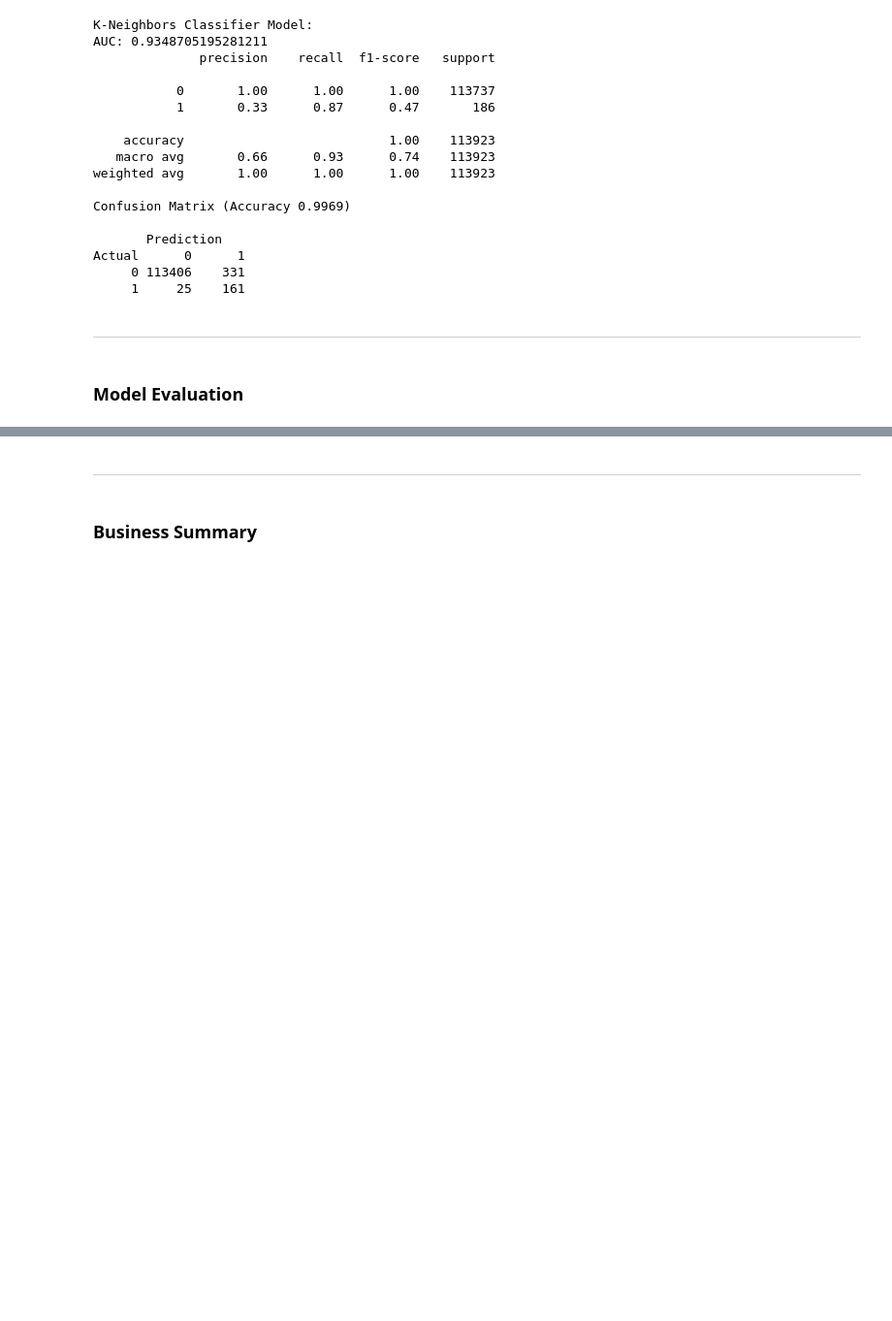
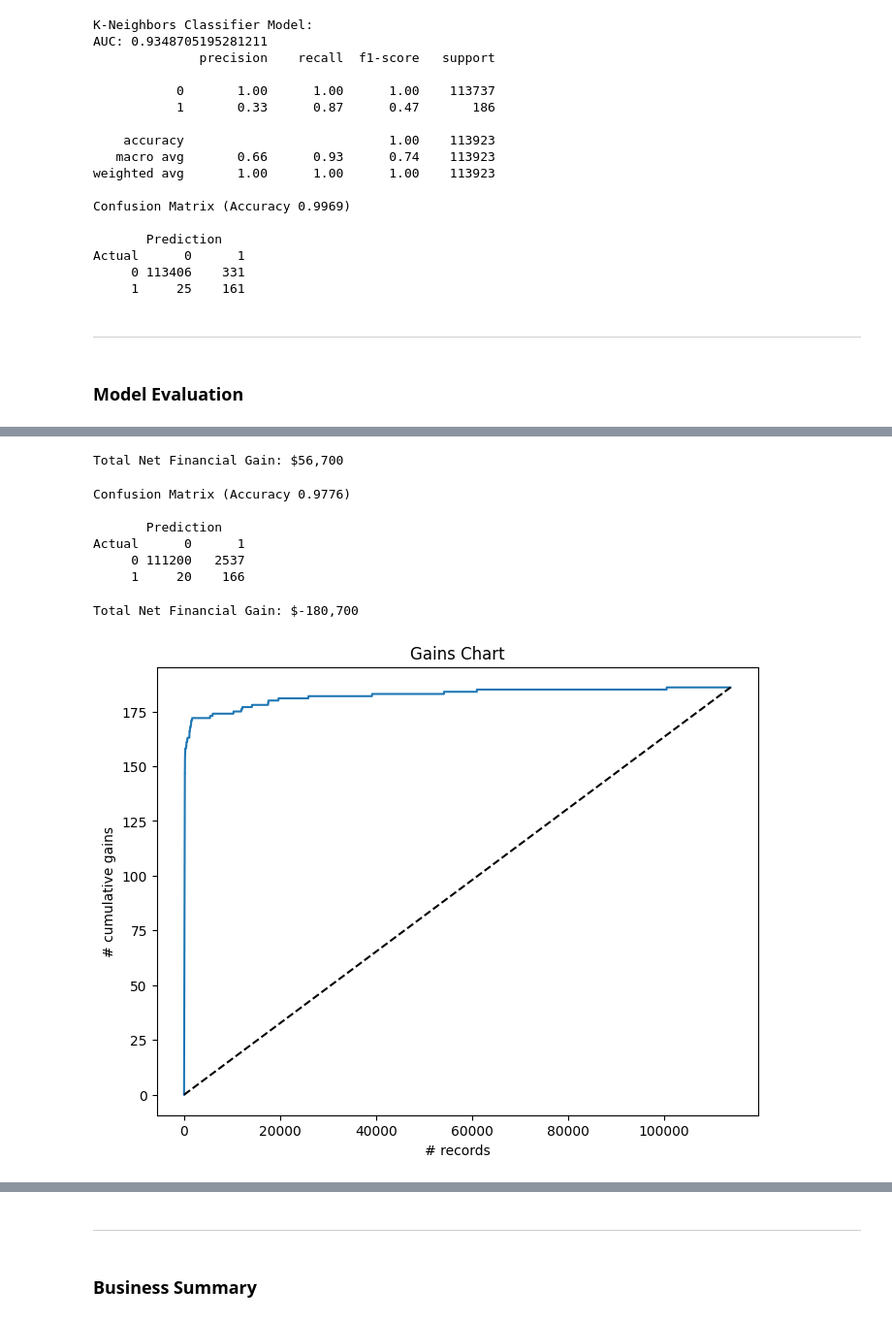
Before and after one commit to jeehunhwang/credit-card-fraud-detection, a Jupyter notebook: ADS505_Final_3.ipynb, the cells around one changed output, grey strips where cells are left out. Shown: that part at 97% size. Drawn from its saved outputs; the diff is of its cells as text; code cells hidden in the pictures; blank space fills up the shorter version.

Commit message:
Finished eval and summary -rg

```diff
--- a/ADS505_Final_3.ipynb
+++ b/ADS505_Final_3.ipynb
@@ -338,12 +338,12 @@ rf = RandomForestClassifier(
 )
 rf.fit(X_train_bal, y_train_bal)
 
-y_prob = rf.predict_proba(X_test)[:, 1]
-y_pred = rf.predict(X_test)
+rf_y_prob = rf.predict_proba(X_test)[:, 1]
+rf_y_pred = rf.predict(X_test)
 
-print("AUC:", roc_auc_score(y_test, y_prob))
-print(classification_report(y_test, y_pred))
-classificationSummary(y_test, y_pred)
+print("AUC:", roc_auc_score(y_test, rf_y_prob))
+print(classification_report(y_test, rf_y_pred))
+classificationSummary(y_test, rf_y_pred)
 # %% [output]
 AUC: 0.9808132154722917
               precision    recall  f1-score   support
@@ -461,0 +484,63 @@ Actual      0      1
+# %%
+# Creates a cost matrix to see an example how much money we save by using the model
+TP = 500
+TN = 0
+FP = -100
+FN = -500
+COST_BENEFIT = {'TP': TP, 'TN': TN, 'FP': FP, 'FN': FN}
+
+rf_tp = 155
+rf_tn = 113684
+rf_fp = 53
+rf_fn = 31
+
+tp_gain = rf_tp * COST_BENEFIT['TP']
+tn_gain = rf_tn * COST_BENEFIT['TN']
+fp_cost = rf_fp * COST_BENEFIT['FP']
+fn_cost = rf_fn * COST_BENEFIT['FN']
+
+net_gain = tp_gain + tn_gain + fp_cost + fn_cost
+print(f"Total Net Financial Gain: ${net_gain:,.0f}")
+# %% [output]
+Total Net Financial Gain: $56,700
+# %%
+# Prints confusion matric for logistic regression to compare cost benefit with our best model
+classificationSummary(y_test, lr_y_pred)
+# %% [output]
+Confusion Matrix (Accuracy 0.9776)
+
+       Prediction
+Actual      0      1
+     0 111200   2537
+     1     20    166
+# %%
+# cost matrix for logistic regression
+lr_tp = 166
+lr_tn = 111200
+lr_fp = 2537
+lr_fn = 20
+
+tp_gain = lr_tp * COST_BENEFIT['TP']
+tn_gain = lr_tn * COST_BENEFIT['TN']
+fp_cost = lr_fp * COST_BENEFIT['FP']
+fn_cost = lr_fn * COST_BENEFIT['FN']
+
+net_gain = tp_gain + tn_gain + fp_cost + fn_cost
+print(f"Total Net Financial Gain: ${net_gain:,.0f}")
+# %% [output]
+Total Net Financial Gain: $-180,700
+# %%
+%matplotlib inline
+from dmba import gainsChart, liftChart
+
+# Combine the true labels and predicted probabilities into a DataFrame
+df_eval = pd.DataFrame({'actual': y_test, 'prob': rf_y_prob})
+df_eval = df_eval.sort_values(by = 'prob', ascending = False)
+
+# Gains Chart
+fig, ax = plt.subplots(figsize = (8, 6))
+gainsChart(df_eval.actual, ax = ax)
+ax.set_title("Gains Chart")
+plt.show()
+# %% [output]
+[figure, added]
```
Also changed, not shown: parts of 5 cells of this notebook.
